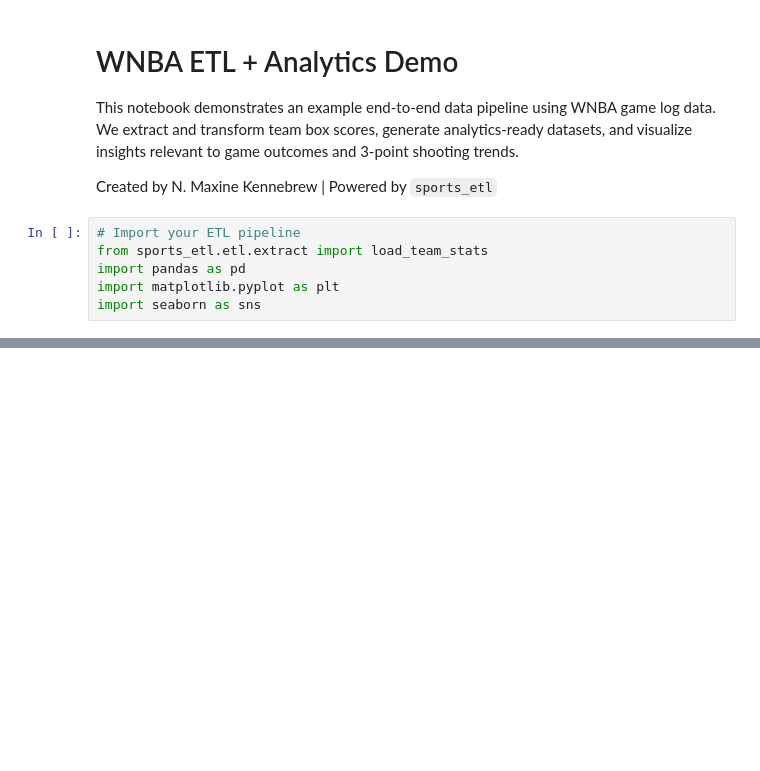
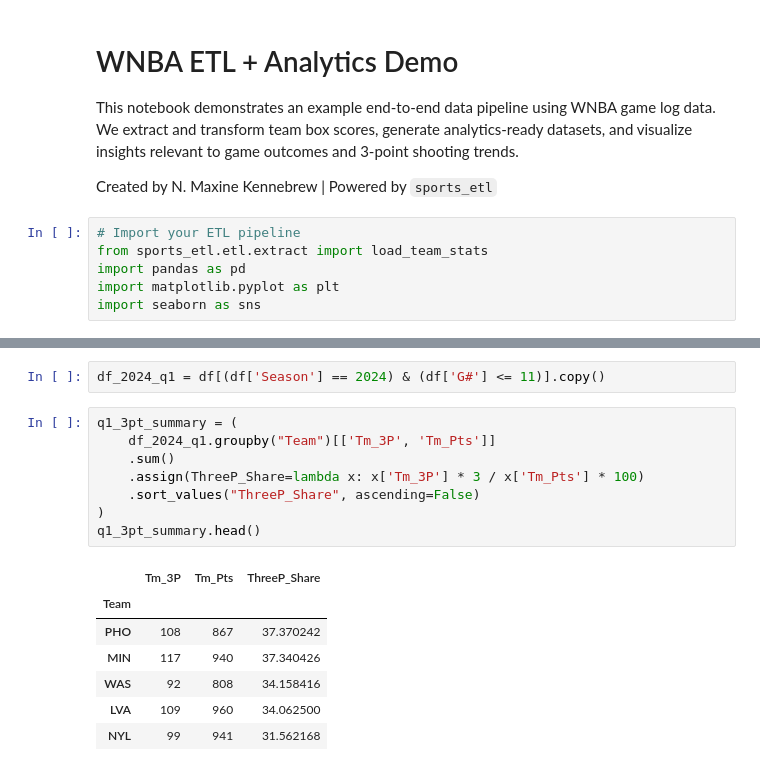
Before and after one commit to nkennebre/wnba_sports_etl, a Jupyter notebook: notebooks/wnba_etl_demo.ipynb, the cells around one changed output, grey strips where cells are left out. Saved outputs shown, nothing was run; the diff lists cells and outputs as text; blank space fills up the shorter version.

```diff
--- a/notebooks/wnba_etl_demo.ipynb
+++ b/notebooks/wnba_etl_demo.ipynb
@@ -24,0 +74,18 @@ print(df.columns.tolist())
+# %%
+df_2024_q1 = df[(df['Season'] == 2024) & (df['G#'] <= 11)].copy()
+# %%
+q1_3pt_summary = (
+    df_2024_q1.groupby("Team")[['Tm_3P', 'Tm_Pts']]
+    .sum()
+    .assign(ThreeP_Share=lambda x: x['Tm_3P'] * 3 / x['Tm_Pts'] * 100)
+    .sort_values("ThreeP_Share", ascending=False)
+)
+q1_3pt_summary.head()
+# %% [output]
+|  | Tm_3P | Tm_Pts | ThreeP_Share |
+| Team |  |  |  |
+| PHO | 108 | 867 | 37.370242 |
+| MIN | 117 | 940 | 37.340426 |
+| WAS | 92 | 808 | 34.158416 |
+| LVA | 109 | 960 | 34.062500 |
+| NYL | 99 | 941 | 31.562168 |
```
Also changed, not shown: parts of 8 cells of this notebook.
